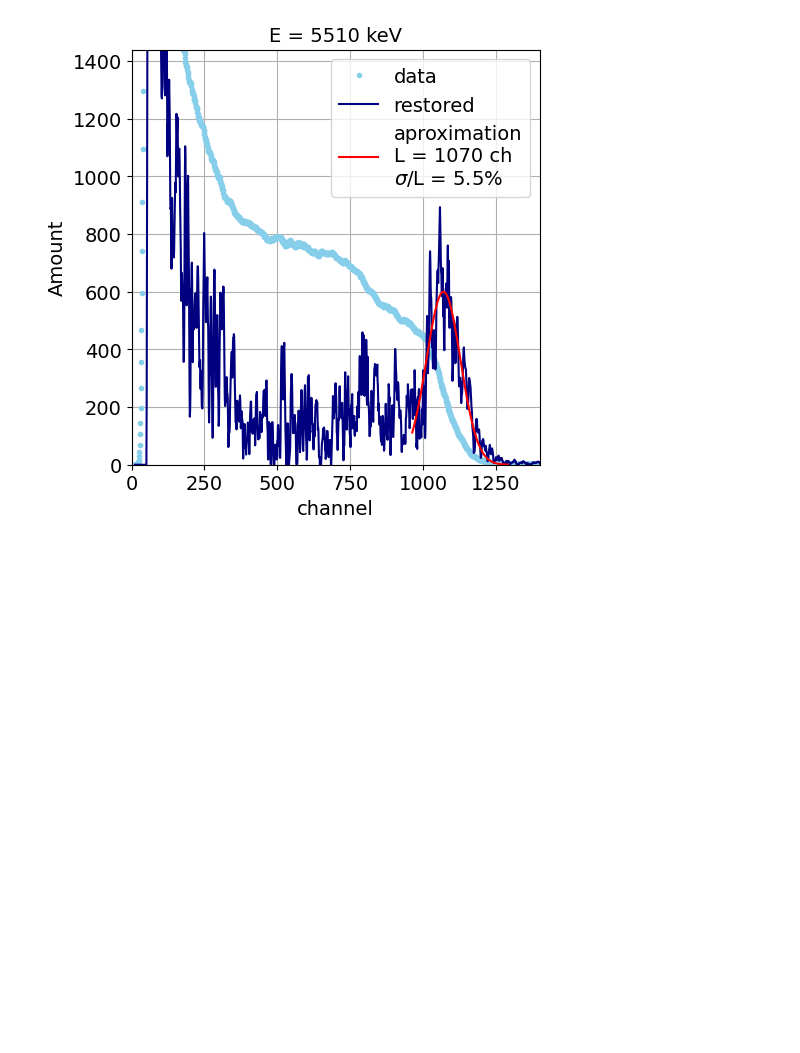
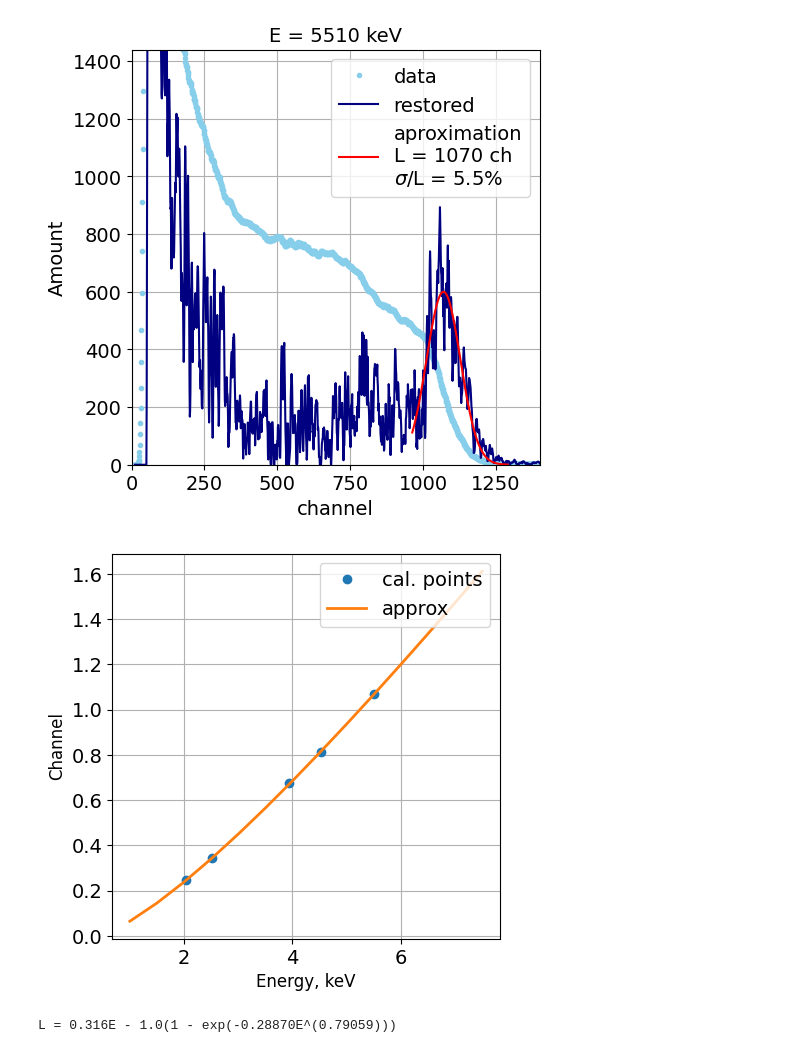
Before and after one commit to TimS2001/EastData, a Jupyter notebook: Calibration_BC501A.ipynb, the cells around one changed output. Saved outputs shown, nothing was run; the diff lists cells and outputs as text; code cells hidden in the pictures; blank space fills up the shorter version.

```diff
--- a/Calibration_BC501A.ipynb
+++ b/Calibration_BC501A.ipynb
@@ -88 +94,20 @@ Channels.append(Channel)
+# %%
+
+#light func
+v0 = [0.31, 1.0, 0.28, 0.78]
+v = GetKoefs(Energies, Channels, v0, modSave = 1, Detector = Detector)
+
+
+#v = [0.318, 1.0, 0.2817, 0.78858]
+
+str = 'L = '
+str += "{:.3f}".format(v[0]) + 'E - '
+str += "{:.1f}".format(v[1]) + '(1 - exp(-'
+str += "{:.5f}".format(v[2]) + 'E^('
+str += "{:.5f}".format(v[3]) + ')))'
+
+print(str)
+# %% [output]
+[figure, added]
+L = 0.316E - 1.0(1 - exp(-0.28870E^(0.79059)))
 # %%
```
Also changed, not shown: parts of 4 cells of this notebook, 9 other files.
